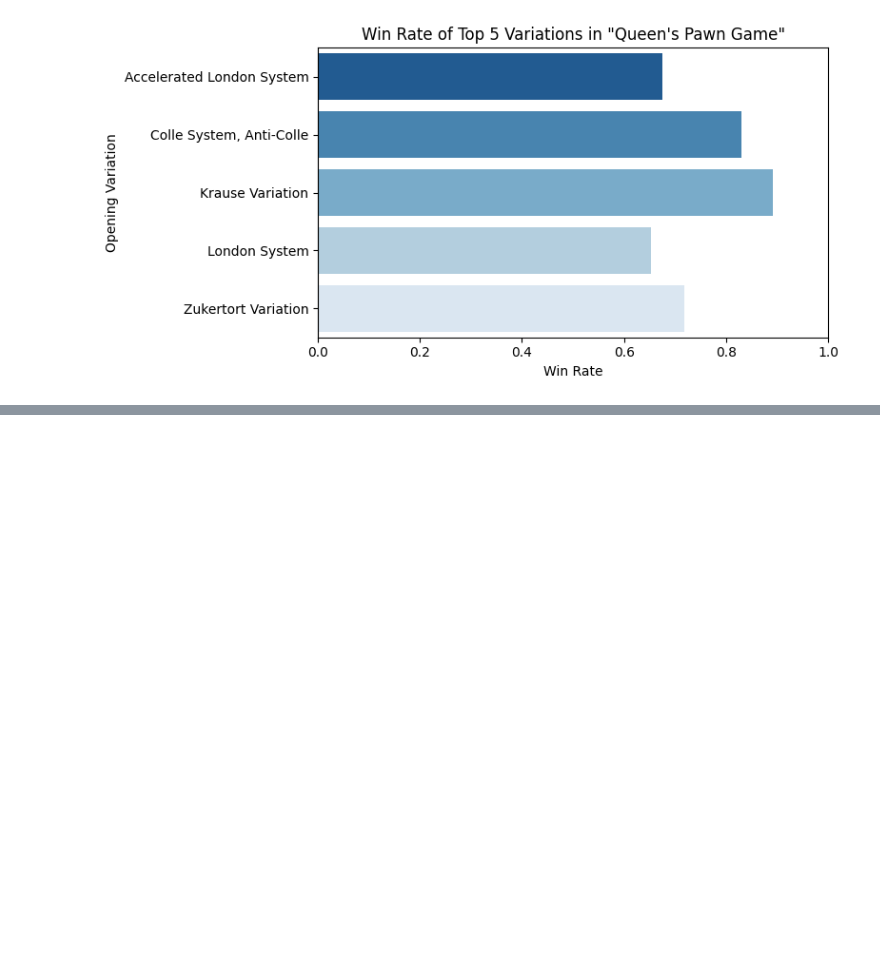
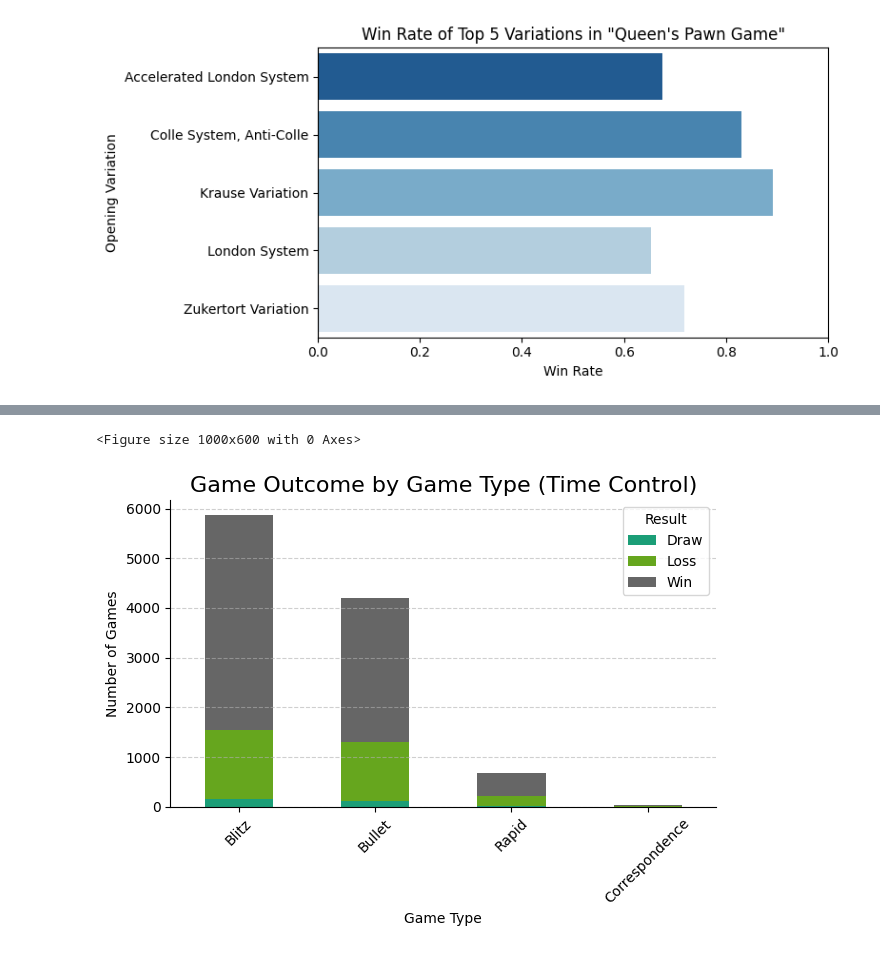
Before and after one commit to NishivSingh/My-Chess-Journal-Data-Driven-Insights, a Jupyter notebook: data_analysis.ipynb, the cells around one changed output, grey strips where cells are left out. Saved outputs shown, nothing was run; the diff lists cells and outputs as text; code cells hidden in the pictures; blank space fills up the shorter version.

```diff
--- a/data_analysis.ipynb
+++ b/data_analysis.ipynb
@@ -550,0 +619,23 @@ for main_opening in top_main_openings:
+# %%
+# Grouping
+game_type_result = data.groupby(['GameType', 'MatchResult']).size().unstack().fillna(0)
+
+# Sorting by total games
+game_type_result = game_type_result.loc[game_type_result.sum(axis=1).sort_values(ascending=False).index]
+
+# Plot
+plt.figure(figsize=(10, 6))
+game_type_result.plot(kind='bar', stacked=True, colormap='Dark2')
+
+plt.title("Game Outcome by Game Type (Time Control)", fontsize=16)
+plt.xlabel("Game Type")
+plt.ylabel("Number of Games")
+plt.legend(title="Result")
+plt.grid(axis='y', linestyle='--', alpha=0.6)
+plt.xticks(rotation=45)
+sns.despine()
+plt.tight_layout()
+plt.show()
+# %% [output]
+<Figure size 1000x600 with 0 Axes>
+[figure, added]
```
Also changed, not shown: parts of 6 cells of this notebook.
